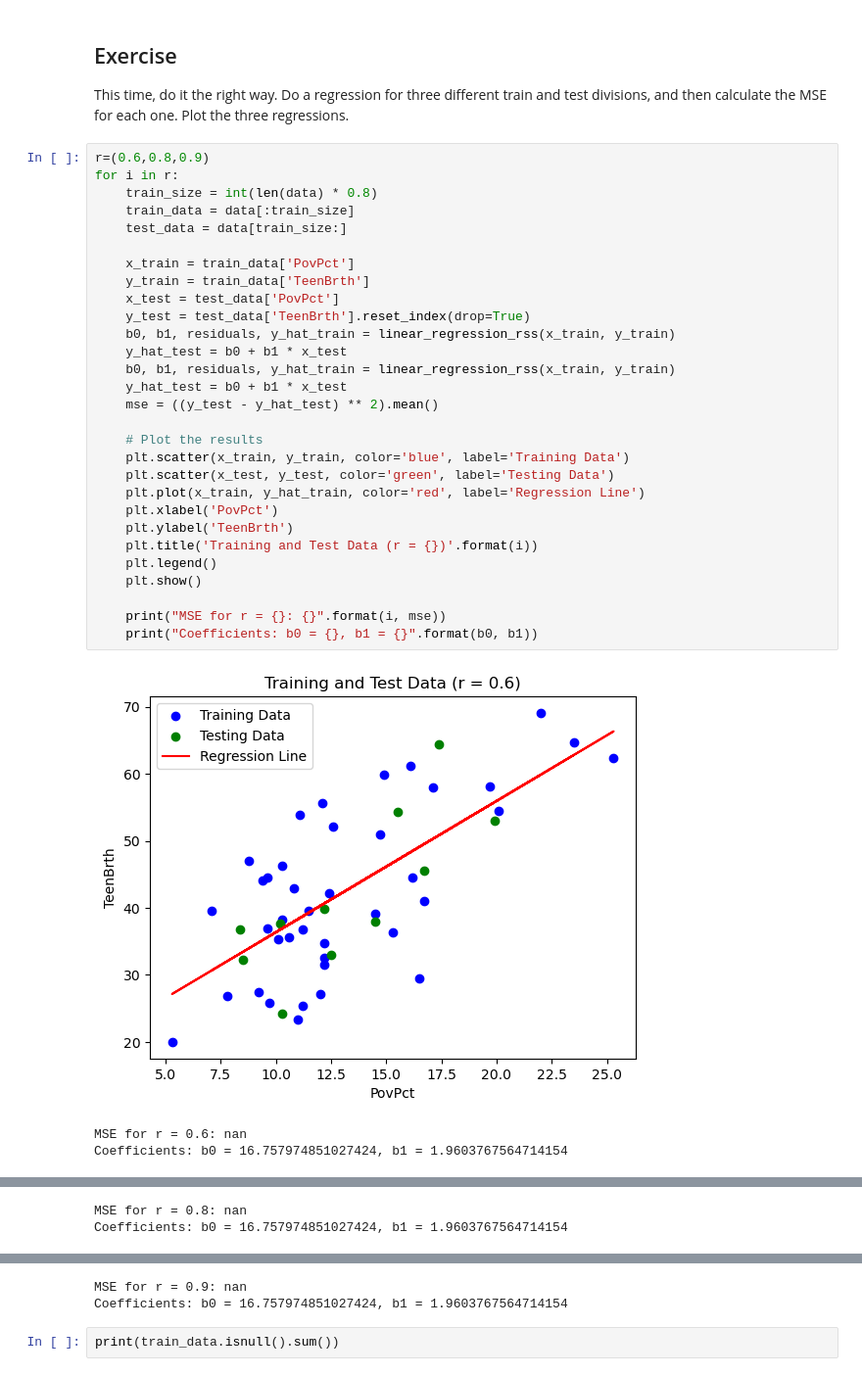
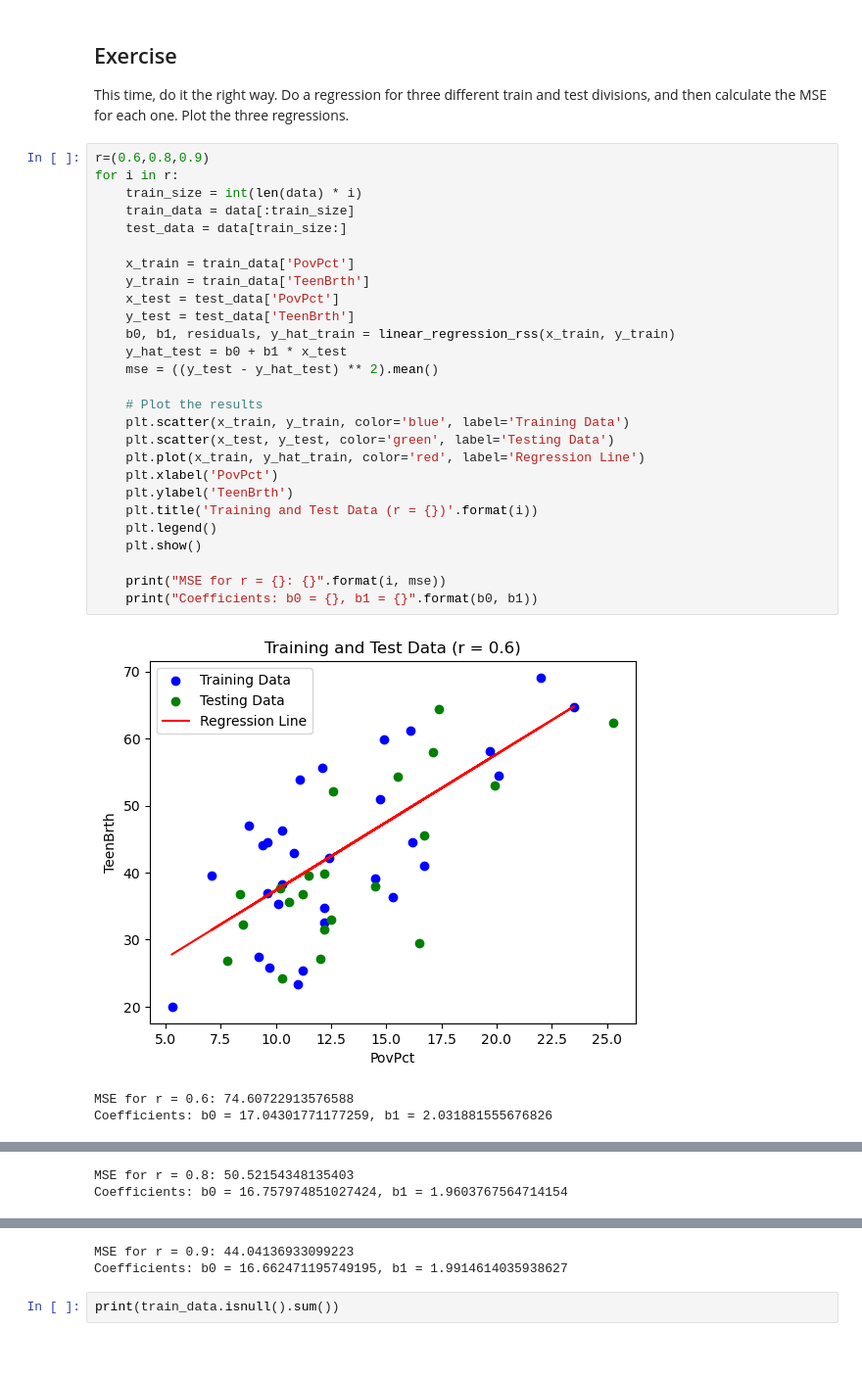
Before and after one commit to SantiagoFerreiraC/Tarea1_algoritmos, a Jupyter notebook: LinearRegression/LinearRegression-Ex.ipynb, the cells around one changed output, grey strips where cells are left out. Shown at 98% size. Cells and saved outputs as stored; diff of their text form.

```diff
--- a/LinearRegression/LinearRegression-Ex.ipynb
+++ b/LinearRegression/LinearRegression-Ex.ipynb
@@ -120,36 +122,34 @@ This time, do it the right way. Do a regression for three different train and te
 # %%
 r=(0.6,0.8,0.9)
 for i in r:
-    train_size = int(len(data) * 0.8)
+    train_size = int(len(data) * i)
     train_data = data[:train_size]
     test_data = data[train_size:]
 
     x_train = train_data['PovPct']
     y_train = train_data['TeenBrth']
     x_test = test_data['PovPct']
-    y_test = test_data['TeenBrth'].reset_index(drop=True)
-    b0, b1, residuals, y_hat_train = linear_regression_rss(x_train, y_train)
-    y_hat_test = b0 + b1 * x_test
+    y_test = test_data['TeenBrth']
     b0, b1, residuals, y_hat_train = linear_regression_rss(x_train, y_train)
     y_hat_test = b0 + b1 * x_test
     mse = ((y_test - y_hat_test) ** 2).mean()
 
     # Plot the results
     plt.scatter(x_train, y_train, color='blue', label='Training Data')
     plt.scatter(x_test, y_test, color='green', label='Testing Data')
     plt.plot(x_train, y_hat_train, color='red', label='Regression Line')
     plt.xlabel('PovPct')
     plt.ylabel('TeenBrth')
     plt.title('Training and Test Data (r = {})'.format(i))
     plt.legend()
     plt.show()
 
     print("MSE for r = {}: {}".format(i, mse))
     print("Coefficients: b0 = {}, b1 = {}".format(b0, b1))
 # %% [output]
-[figure, old version]
+[figure, new version]
-MSE for r = 0.6: nan
-Coefficients: b0 = 16.757974851027424, b1 = 1.9603767564714154
+MSE for r = 0.6: 74.60722913576588
+Coefficients: b0 = 17.04301771177259, b1 = 2.031881555676826
 [figure]
-MSE for r = 0.8: nan
+MSE for r = 0.8: 50.52154348135403
 Coefficients: b0 = 16.757974851027424, b1 = 1.9603767564714154
@@ -157,5 +157,5 @@ Coefficients: b0 = 16.757974851027424, b1 = 1.9603767564714154
-MSE for r = 0.9: nan
-Coefficients: b0 = 16.757974851027424, b1 = 1.9603767564714154
+MSE for r = 0.9: 44.04136933099223
+Coefficients: b0 = 16.662471195749195, b1 = 1.9914614035938627
 # %%
 print(train_data.isnull().sum())
 # %% [output]
```
Also changed, not shown: parts of 6 cells of this notebook.
